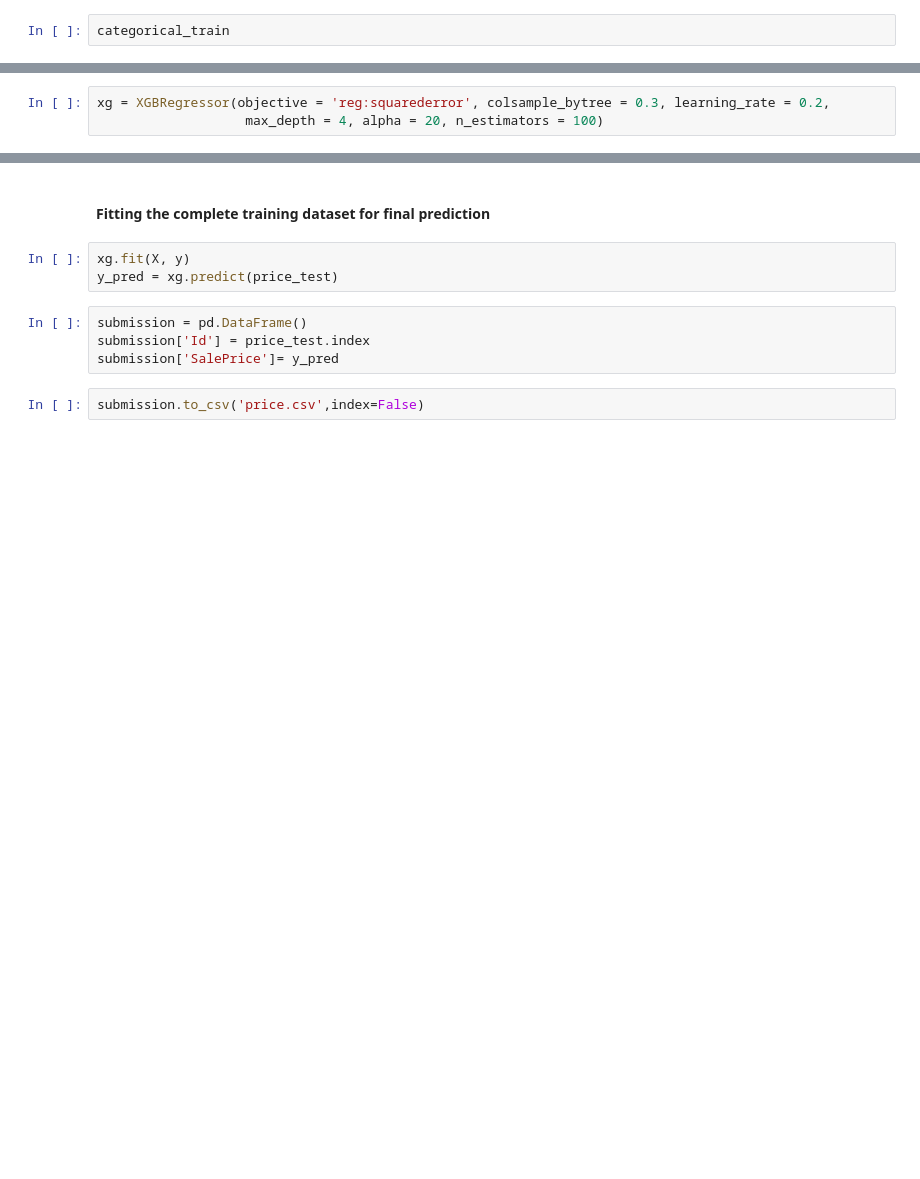
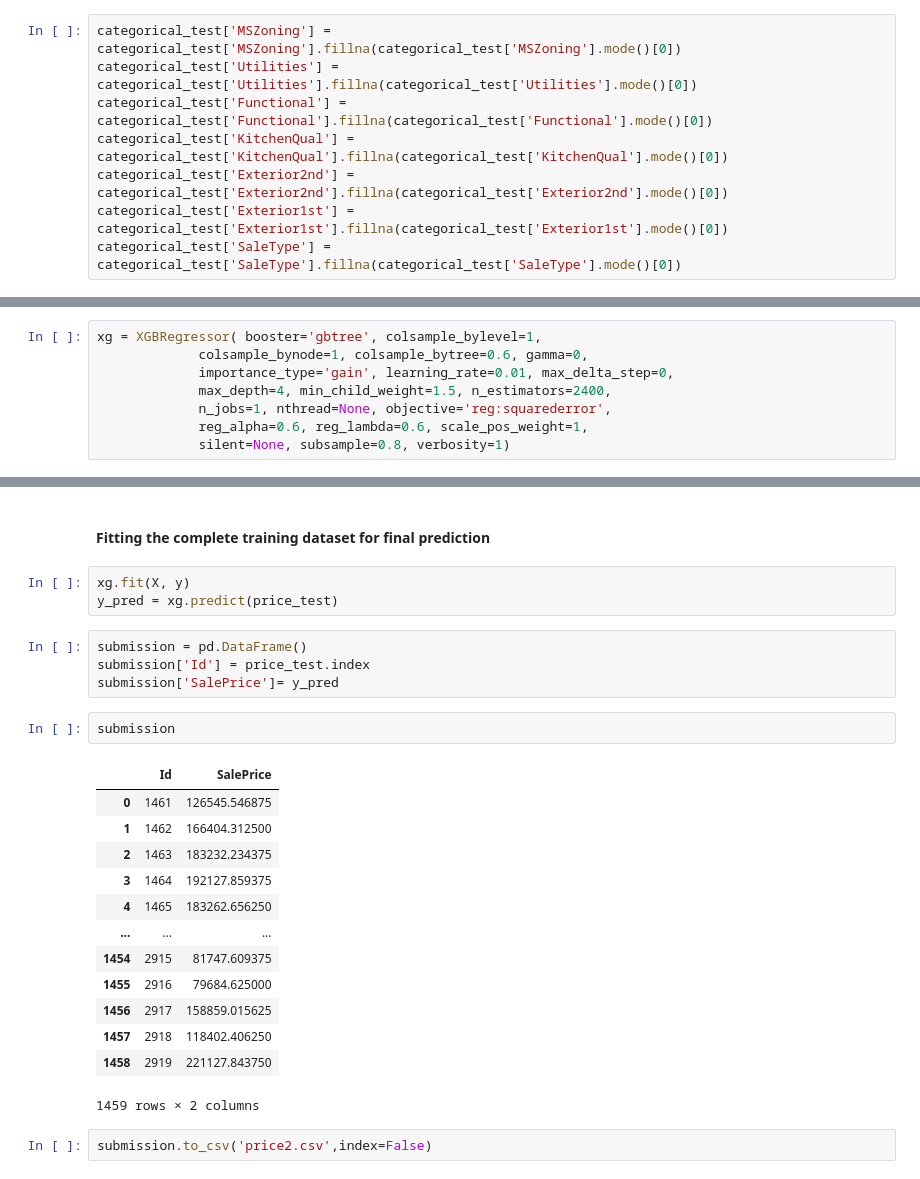
Before and after one commit to satvikv1/House-Price-Prediction, a Jupyter notebook: Price.ipynb, the cells around one changed output, grey strips where cells are left out. Saved outputs shown, nothing was run; the diff lists cells and outputs as text; blank space fills up the shorter version.

```diff
--- a/Price.ipynb
+++ b/Price.ipynb
@@ -309,2 +331,8 @@ categorical_test = categorical_test.drop(['Alley','PoolQC','Fence','MiscFeature'
 # %%
-categorical_train
+categorical_test['MSZoning'] = categorical_test['MSZoning'].fillna(categorical_test['MSZoning'].mode()[0])
+categorical_test['Utilities'] = categorical_test['Utilities'].fillna(categorical_test['Utilities'].mode()[0])
+categorical_test['Functional'] = categorical_test['Functional'].fillna(categorical_test['Functional'].mode()[0])
+categorical_test['KitchenQual'] = categorical_test['KitchenQual'].fillna(categorical_test['KitchenQual'].mode()[0])
+categorical_test['Exterior2nd'] = categorical_test['Exterior2nd'].fillna(categorical_test['Exterior2nd'].mode()[0])
+categorical_test['Exterior1st'] = categorical_test['Exterior1st'].fillna(categorical_test['Exterior1st'].mode()[0])
+categorical_test['SaleType'] = categorical_test['SaleType'].fillna(categorical_test['SaleType'].mode()[0])
@@ -513,8 +519,13 @@ print(r2_score(y_test, y_pred))
 # %% [markdown]
 #### XG boosting
 # %%
-xg = XGBRegressor(objective = 'reg:squarederror', colsample_bytree = 0.3, learning_rate = 0.2,
-                   max_depth = 4, alpha = 20, n_estimators = 100)
+xg = XGBRegressor( booster='gbtree', colsample_bylevel=1,
+             colsample_bynode=1, colsample_bytree=0.6, gamma=0,
+             importance_type='gain', learning_rate=0.01, max_delta_step=0,
+             max_depth=4, min_child_weight=1.5, n_estimators=2400,
+             n_jobs=1, nthread=None, objective='reg:squarederror',
+             reg_alpha=0.6, reg_lambda=0.6, scale_pos_weight=1,
+             silent=None, subsample=0.8, verbosity=1)
 # %%
 xg.fit(X_train,y_train)
 y_pred = xg.predict(X_test)
@@ -530,5 +541,21 @@ y_pred = xg.predict(price_test)
 submission = pd.DataFrame()
 submission['Id'] = price_test.index
 submission['SalePrice']= y_pred
+# %%
+submission
+# %% [output]
+|  | Id | SalePrice |
+| 0 | 1461 | 126545.546875 |
+| 1 | 1462 | 166404.312500 |
+| 2 | 1463 | 183232.234375 |
+| 3 | 1464 | 192127.859375 |
+| 4 | 1465 | 183262.656250 |
+| ... | ... | ... |
+| 1454 | 2915 | 81747.609375 |
+| 1455 | 2916 | 79684.625000 |
+| 1456 | 2917 | 158859.015625 |
+| 1457 | 2918 | 118402.406250 |
+| 1458 | 2919 | 221127.843750 |
+1459 rows × 2 columns
 # %%
-submission.to_csv('price.csv',index=False)
+submission.to_csv('price2.csv',index=False)
```
Also changed, not shown: parts of 23 cells of this notebook.
